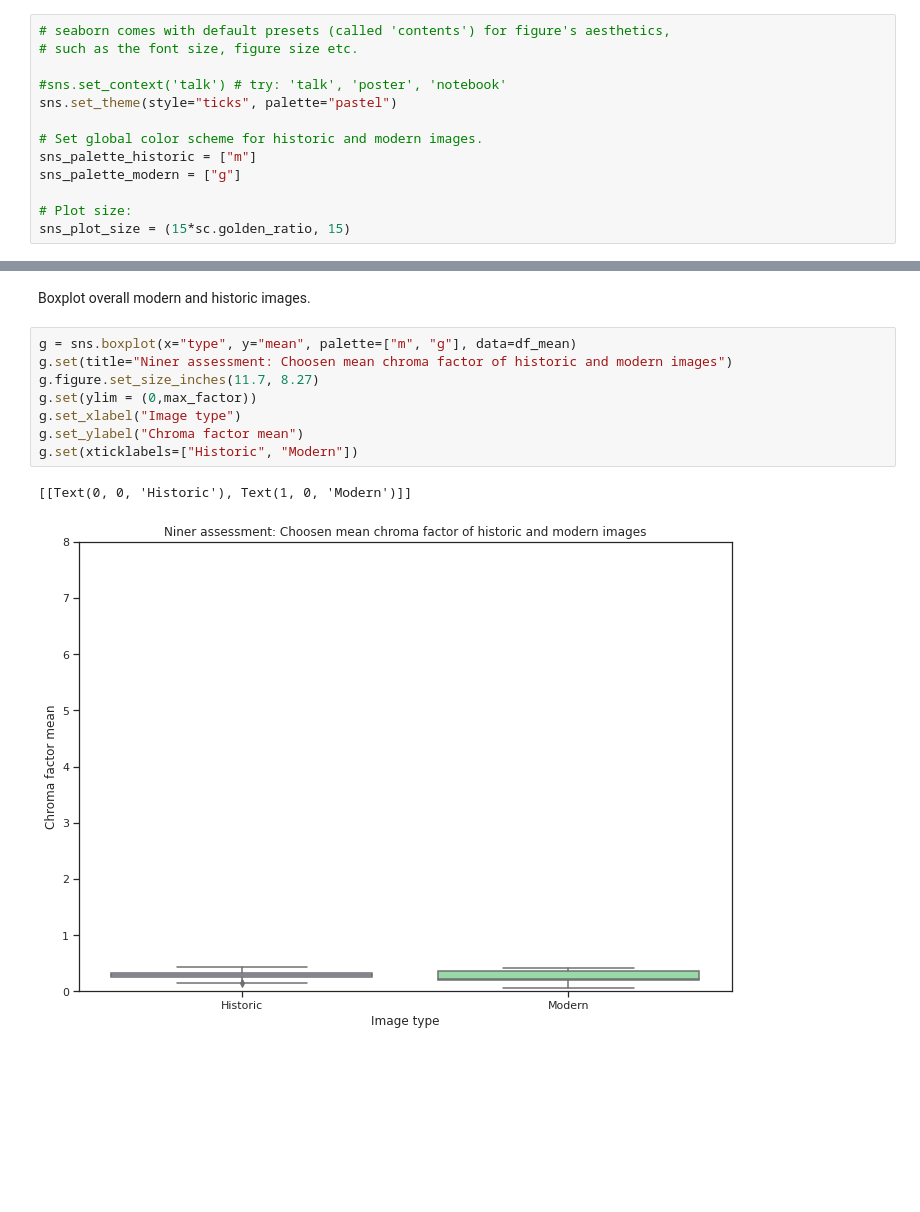
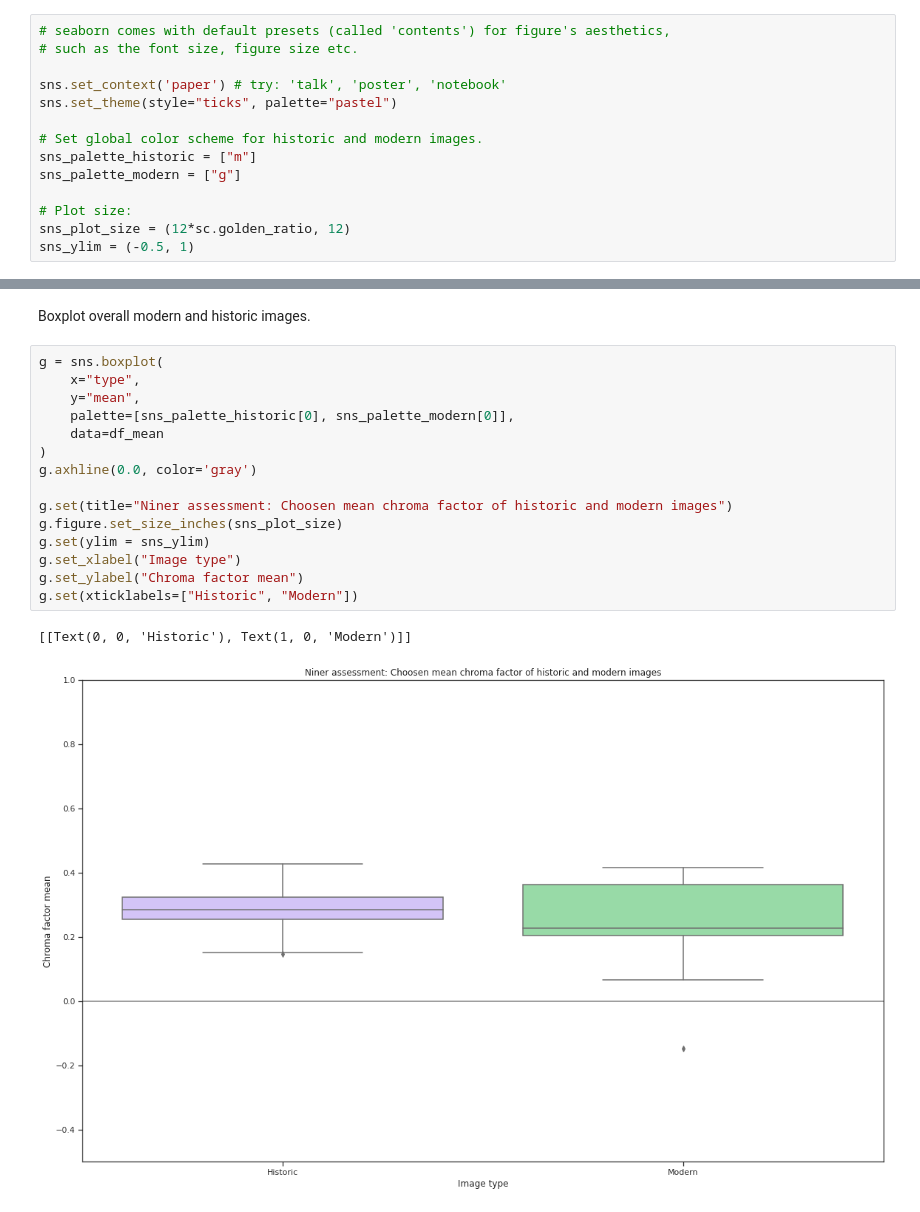
Before and after one commit to Thrrym/PerceptionAndImageQuality, a Jupyter notebook: analysis/niner.ipynb, the cells around one changed output, grey strips where cells are left out. Cells and saved outputs as stored; diff of their text form; blank space fills up the shorter version.

```diff
--- a/analysis/niner.ipynb
+++ b/analysis/niner.ipynb
@@ -12,7 +12,7 @@ import scipy.constants as sc
 # seaborn comes with default presets (called 'contents') for figure's aesthetics,
 # such as the font size, figure size etc.
 
-#sns.set_context('talk') # try: 'talk', 'poster', 'notebook'
+sns.set_context('paper') # try: 'talk', 'poster', 'notebook'
 sns.set_theme(style="ticks", palette="pastel")
 
 # Set global color scheme for historic and modern images.
@@ -20,7 +20,8 @@ sns_palette_historic = ["m"]
 sns_palette_modern = ["g"]
 
 # Plot size:
-sns_plot_size = (15*sc.golden_ratio, 15)
+sns_plot_size = (12*sc.golden_ratio, 12)
+sns_ylim = (-0.5, 1)
 # %% [markdown]
 ## Get the result files
 # %%
@@ -194,13 +190,20 @@ df_mean
 # %% [markdown]
 Boxplot overall modern and historic images.
 # %%
-g = sns.boxplot(x="type", y="mean", palette=["m", "g"], data=df_mean)
+g = sns.boxplot(
+    x="type",
+    y="mean",
+    palette=[sns_palette_historic[0], sns_palette_modern[0]],
+    data=df_mean
+)
+g.axhline(0.0, color='gray')
+
 g.set(title="Niner assessment: Choosen mean chroma factor of historic and modern images")
-g.figure.set_size_inches(11.7, 8.27)
-g.set(ylim = (0,max_factor))
+g.figure.set_size_inches(sns_plot_size)
+g.set(ylim = sns_ylim)
 g.set_xlabel("Image type")
 g.set_ylabel("Chroma factor mean")
 g.set(xticklabels=["Historic", "Modern"])
 # %% [output]
 [[Text(0, 0, 'Historic'), Text(1, 0, 'Modern')]]
-[figure, old version]
+[figure, new version]
```
Also changed, not shown: parts of 3 cells of this notebook.
